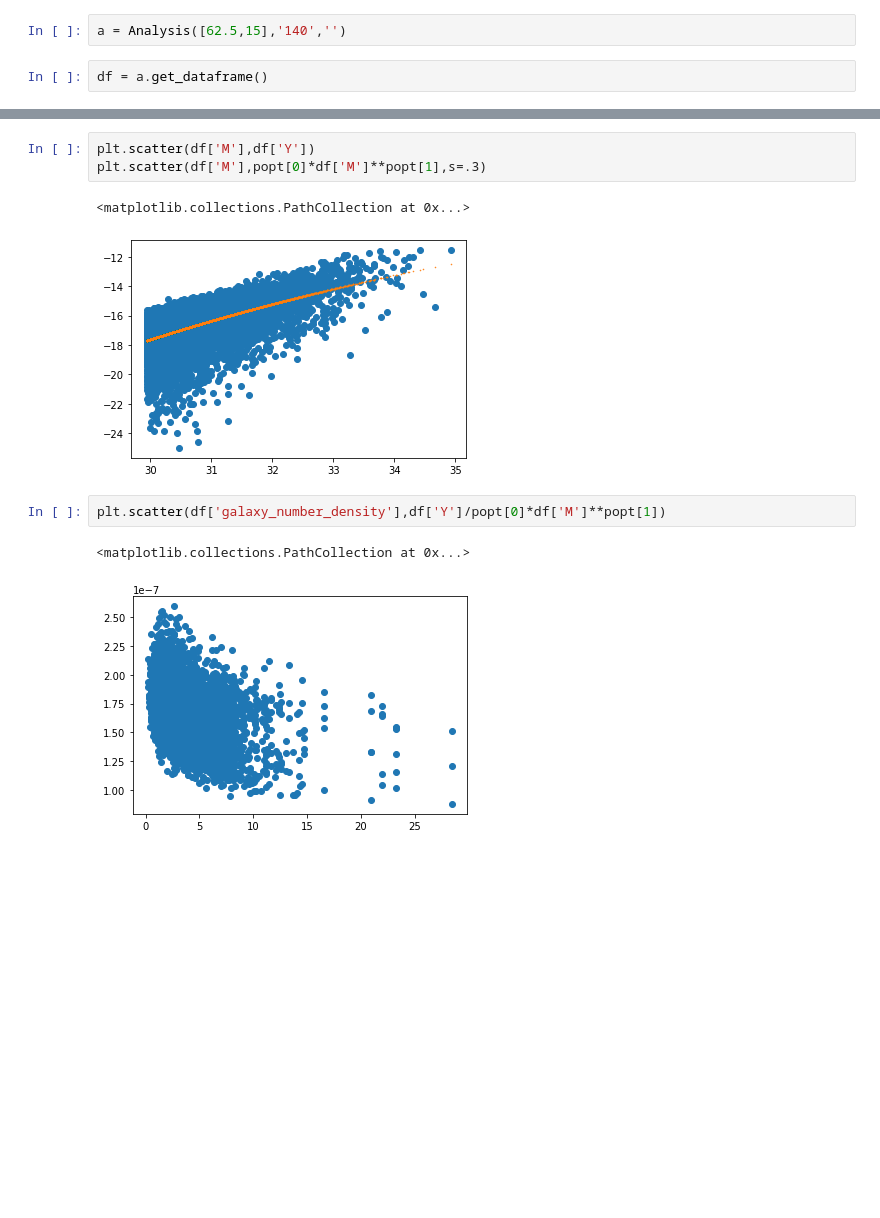
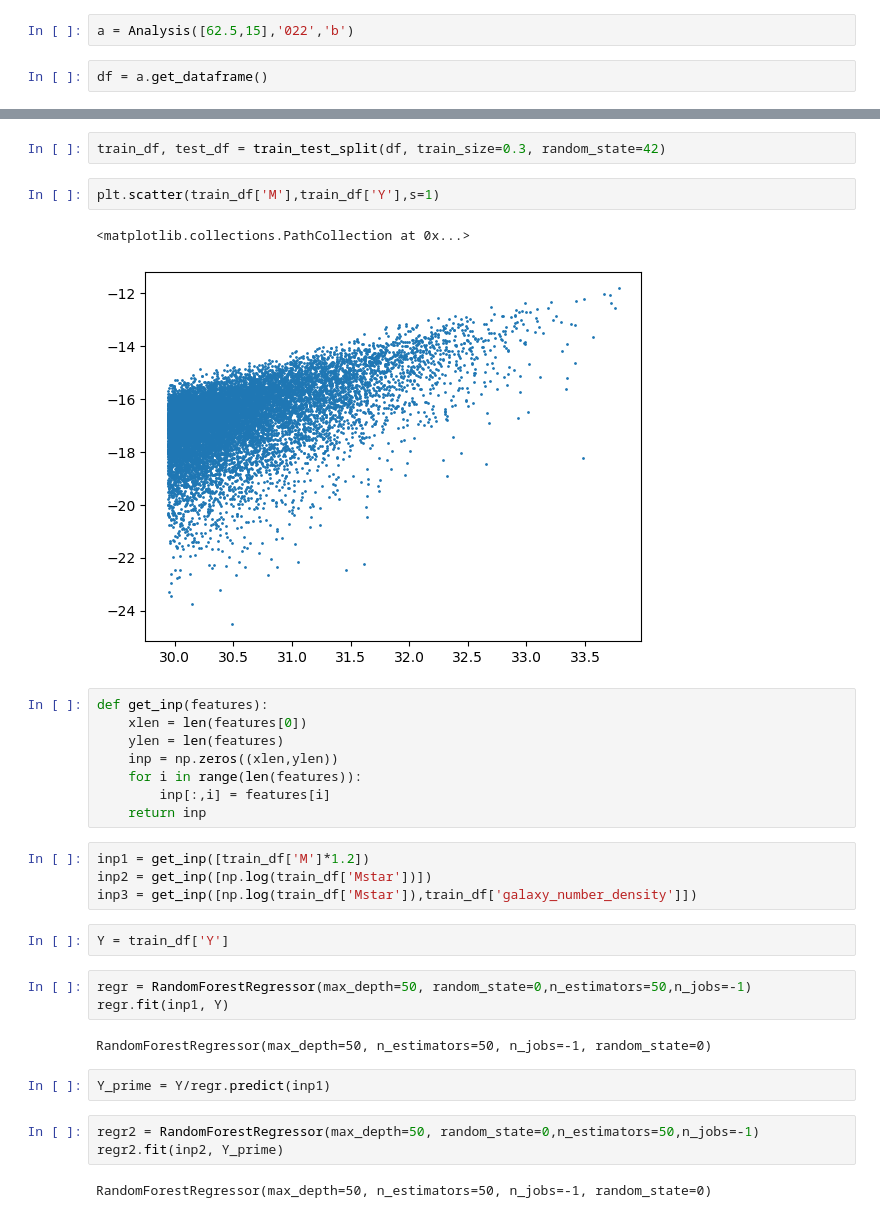
Before and after one commit to antolonappan/kSZscaler, a Jupyter notebook: Notebooks/density.ipynb, the cells around one changed output, grey strips where cells are left out. Cells and saved outputs as stored; diff of their text form; blank space fills up the shorter version.

```diff
--- a/Notebooks/density.ipynb
+++ b/Notebooks/density.ipynb
@@ -85,4 +20,4 @@ dis.dataframe
 # %%
-a = Analysis([62.5,15],'140','')
+a = Analysis([62.5,15],'022','b')
 # %%
 df = a.get_dataframe()
@@ -110,11 +24,33 @@ array([-4.04774425e+04, -2.27551546e+00])
-# %%
-plt.scatter(df['M'],df['Y'])
-plt.scatter(df['M'],popt[0]*df['M']**popt[1],s=.3)
-# %% [output]
-<matplotlib.collections.PathCollection at 0x...>
-[figure, removed]
-# %%
-plt.scatter(df['galaxy_number_density'],df['Y']/popt[0]*df['M']**popt[1])
-# %% [output]
-<matplotlib.collections.PathCollection at 0x...>
-[figure, removed]
+# %%
+train_df, test_df = train_test_split(df, train_size=0.3, random_state=42)
+# %%
+plt.scatter(train_df['M'],train_df['Y'],s=1)
+# %% [output]
+<matplotlib.collections.PathCollection at 0x...>
+[figure, added]
+# %%
+def get_inp(features):
+    xlen = len(features[0])
+    ylen = len(features)
+    inp = np.zeros((xlen,ylen))
+    for i in range(len(features)):
+        inp[:,i] = features[i]
+    return inp
+# %%
+inp1 = get_inp([train_df['M']*1.2])
+inp2 = get_inp([np.log(train_df['Mstar'])])
+inp3 = get_inp([np.log(train_df['Mstar']),train_df['galaxy_number_density']])
+# %%
+Y = train_df['Y']
+# %%
+regr = RandomForestRegressor(max_depth=50, random_state=0,n_estimators=50,n_jobs=-1)
+regr.fit(inp1, Y)
+# %% [output]
+RandomForestRegressor(max_depth=50, n_estimators=50, n_jobs=-1, random_state=0)
+# %%
+Y_prime = Y/regr.predict(inp1)
+# %%
+regr2 = RandomForestRegressor(max_depth=50, random_state=0,n_estimators=50,n_jobs=-1)
+regr2.fit(inp2, Y_prime)
+# %% [output]
+RandomForestRegressor(max_depth=50, n_estimators=50, n_jobs=-1, random_state=0)
```
Also changed, not shown: parts of 21 cells of this notebook, 2 other files.
